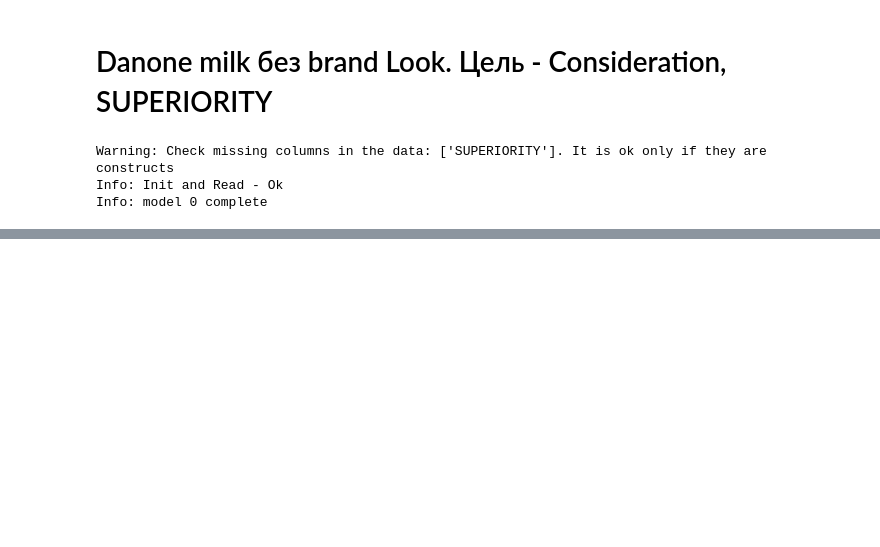
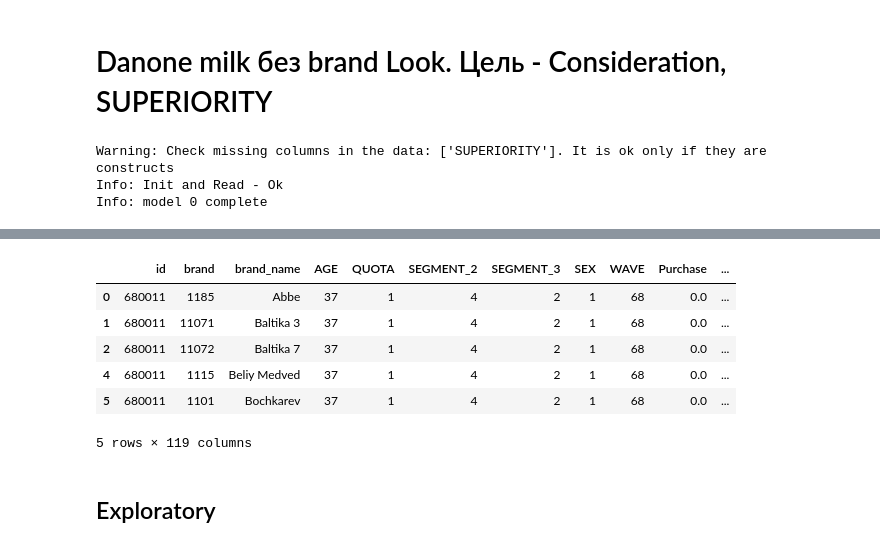
Before and after one commit to woskxmcnvb/BrandImageNetworks, a Jupyter notebook: usage.ipynb, the cells around one changed output, grey strips where cells are left out. Cells and saved outputs as stored; diff of their text form; code cells hidden in the pictures; blank space fills up the shorter version.

```diff
--- a/usage.ipynb
+++ b/usage.ipynb
@@ -56,0 +328,11 @@ Info: model 0 complete
+# %%
+data = pd.read_csv("../Heineken/resp_brand_data.csv")
+#brands = pd.read_excel("../Heineken/brands.xlsx")
+#resps = pd.read_excel("../Heineken/respondents.xlsx")
+data = pd.merge(
+    pd.merge(
+        data,
+        pd.read_excel("../Heineken/brands.xlsx"),
+        how="left", on="brand_name"),
+    pd.read_excel("../Heineken/respondents.xlsx"),
+    how='left', on="id")
@@ -56,0 +341,3 @@ Info: model 0 complete
+# %%
+data_short = data[data[[c for c in data.columns if c.startswith("soe.")]].notna().all(axis=1)]
+data_short.to_csv("../Heineken/merged_shortb.csv")
@@ -56,0 +346,10 @@ Info: model 0 complete
+# %%
+data_short.head()
+# %% [output]
+|  | id | brand | brand_name | AGE | QUOTA | SEGMENT_2 | SEGMENT_3 | SEX | WAVE | Purchase | ... |
+| 0 | 680011 | 1185 | Abbe | 37 | 1 | 4 | 2 | 1 | 68 | 0.0 | ... |
+| 1 | 680011 | 11071 | Baltika 3 | 37 | 1 | 4 | 2 | 1 | 68 | 0.0 | ... |
+| 2 | 680011 | 11072 | Baltika 7 | 37 | 1 | 4 | 2 | 1 | 68 | 0.0 | ... |
+| 4 | 680011 | 1115 | Beliy Medved | 37 | 1 | 4 | 2 | 1 | 68 | 0.0 | ... |
+| 5 | 680011 | 1101 | Bochkarev | 37 | 1 | 4 | 2 | 1 | 68 | 0.0 | ... |
+5 rows × 119 columns
@@ -56,0 +362,2 @@ Info: model 0 complete
+# %% [markdown]
+## Exploratory
```
Also changed, not shown: parts of 44 cells of this notebook, 6 other files.
